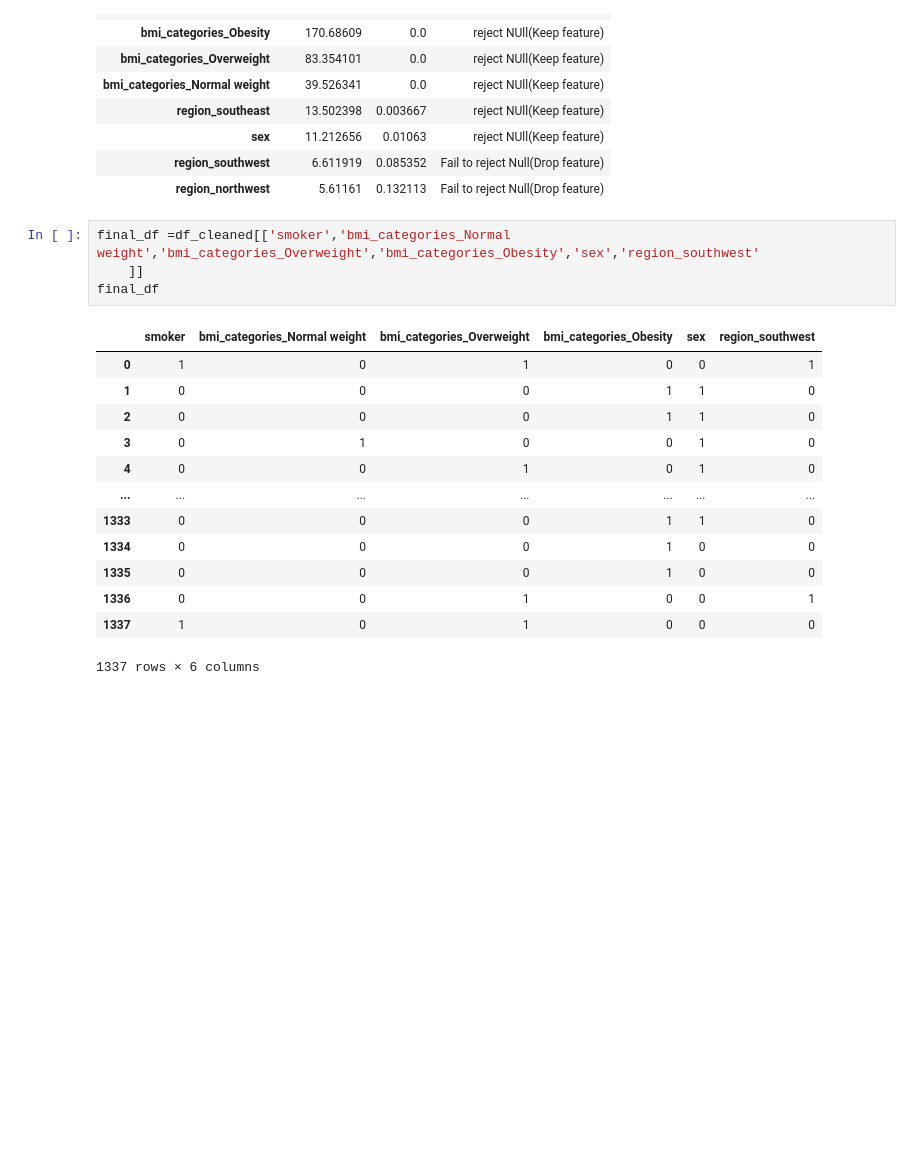
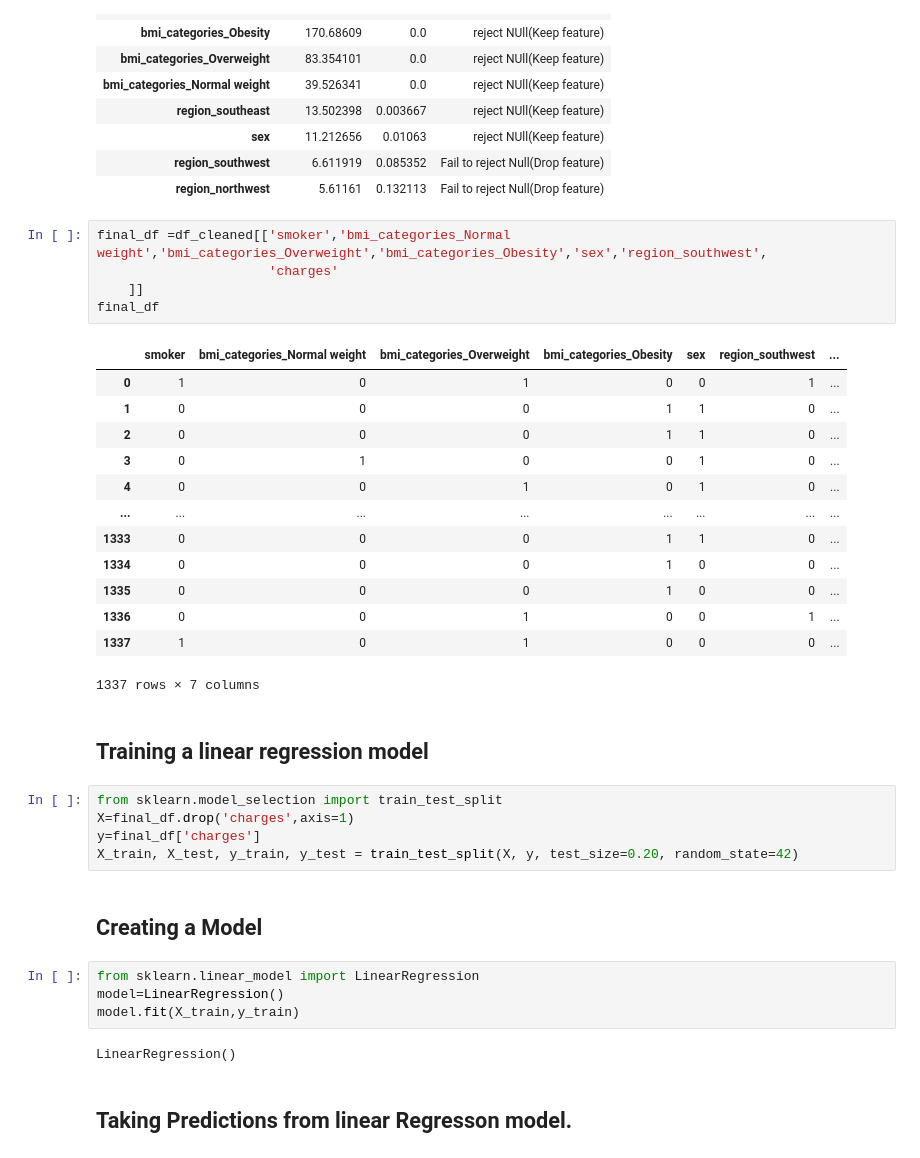
Before and after one commit to AyushamMishra/Project_1, a Jupyter notebook: insurance.ipynb, the cells around one changed output. Saved outputs shown, nothing was run; the diff lists cells and outputs as text; blank space fills up the shorter version.

Commit message:
Created, trained and tested a linear regression model for insurance charges prediction.

```diff
--- a/insurance.ipynb
+++ b/insurance.ipynb
@@ -461,20 +461,38 @@ chi2_df
 | region_southwest | 6.611919 | 0.085352 | Fail to reject Null(Drop feature) |
 | region_northwest | 5.61161 | 0.132113 | Fail to reject Null(Drop feature) |
 # %%
-final_df =df_cleaned[['smoker','bmi_categories_Normal weight','bmi_categories_Overweight','bmi_categories_Obesity','sex','region_southwest'
+final_df =df_cleaned[['smoker','bmi_categories_Normal weight','bmi_categories_Overweight','bmi_categories_Obesity','sex','region_southwest',
+                      'charges'
     ]]
 final_df
 # %% [output]
-|  | smoker | bmi_categories_Normal weight | bmi_categories_Overweight | bmi_categories_Obesity | sex | region_southwest |
-| 0 | 1 | 0 | 1 | 0 | 0 | 1 |
-| 1 | 0 | 0 | 0 | 1 | 1 | 0 |
-| 2 | 0 | 0 | 0 | 1 | 1 | 0 |
-| 3 | 0 | 1 | 0 | 0 | 1 | 0 |
-| 4 | 0 | 0 | 1 | 0 | 1 | 0 |
-| ... | ... | ... | ... | ... | ... | ... |
-| 1333 | 0 | 0 | 0 | 1 | 1 | 0 |
-| 1334 | 0 | 0 | 0 | 1 | 0 | 0 |
-| 1335 | 0 | 0 | 0 | 1 | 0 | 0 |
-| 1336 | 0 | 0 | 1 | 0 | 0 | 1 |
-| 1337 | 1 | 0 | 1 | 0 | 0 | 0 |
+|  | smoker | bmi_categories_Normal weight | bmi_categories_Overweight | bmi_categories_Obesity | sex | region_southwest | ... |
+| 0 | 1 | 0 | 1 | 0 | 0 | 1 | ... |
+| 1 | 0 | 0 | 0 | 1 | 1 | 0 | ... |
+| 2 | 0 | 0 | 0 | 1 | 1 | 0 | ... |
+| 3 | 0 | 1 | 0 | 0 | 1 | 0 | ... |
+| 4 | 0 | 0 | 1 | 0 | 1 | 0 | ... |
+| ... | ... | ... | ... | ... | ... | ... | ... |
+| 1333 | 0 | 0 | 0 | 1 | 1 | 0 | ... |
+| 1334 | 0 | 0 | 0 | 1 | 0 | 0 | ... |
+| 1335 | 0 | 0 | 0 | 1 | 0 | 0 | ... |
+| 1336 | 0 | 0 | 1 | 0 | 0 | 1 | ... |
+| 1337 | 1 | 0 | 1 | 0 | 0 | 0 | ... |
-1337 rows × 6 columns
+1337 rows × 7 columns
+# %% [markdown]
+## Training a linear regression model
+# %%
+from sklearn.model_selection import train_test_split
+X=final_df.drop('charges',axis=1)
+y=final_df['charges']
+X_train, X_test, y_train, y_test = train_test_split(X, y, test_size=0.20, random_state=42)
+# %% [markdown]
+## Creating a Model
+# %%
+from sklearn.linear_model import LinearRegression
+model=LinearRegression()
+model.fit(X_train,y_train)
+# %% [output]
+LinearRegression()
+# %% [markdown]
+## Taking Predictions from linear Regresson model.
```
Also changed, not shown: parts of 4 cells of this notebook.
